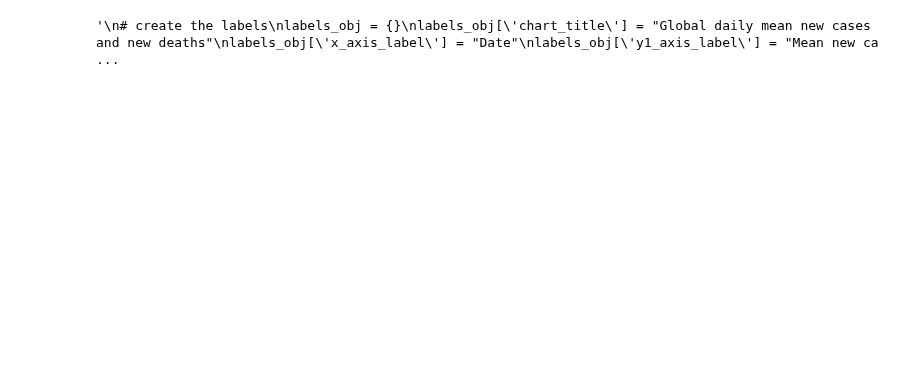
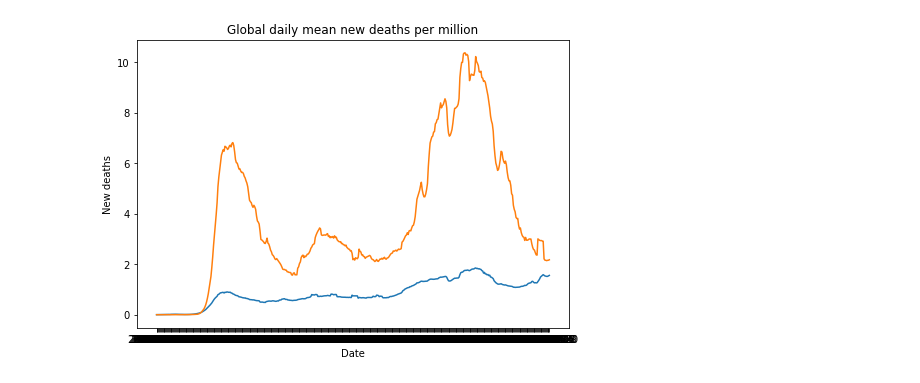
Before and after one commit to Ipgnosis/covid_analysis, a Jupyter notebook: covid-json.ipynb, the cells around one changed output. Saved outputs shown, nothing was run; the diff lists cells and outputs as text; code cells hidden in the pictures; blank space fills up the shorter version.

Commit message:
Plot now working +/-

```diff
--- a/covid-json.ipynb
+++ b/covid-json.ipynb
@@ -64,13 +66,13 @@ Latest data is: 2021-04-20
 #print(fetch_l2_keys(data, key_list))
 
 # for each country, get record numbers and data dates
-#print(get_country_records(data, key_list))
+print(get_country_records(data, key_list))
 
 # get an exhaustive list of dates in the data
 date_list = fetch_date_list(data, key_list)
 
 # define the list of required resources
-res = ['new_cases_per_million', 'new_deaths_per_million']
+res = ['new_cases_smoothed_per_million', 'new_deaths_smoothed_per_million']
 
 # returns a dict with key = date, values = dict of isos
 # the value of each iso key is a list of the required resources
@@ -88,8 +106,8 @@ for day in country_date_data:
     #print(country_date_data[day])
 
     # calculate the wrl_new_ cases/deaths _per_million
-    if country_date_data[day]['WRL'][0]:
-        wrl_new_cases_pm = country_date_data[day]['WRL'][0]
+    if country_date_data[day]['WRL'][1]:
+        wrl_new_cases_pm = country_date_data[day]['WRL'][1]
     else:
         wrl_new_cases_pm = 0
 
@@ -125,4 +143,4 @@ for day in country_date_data:
     }
 
 test_date = '2020-04-01'
-print(date_dict[test_date])
+#print(date_dict[test_date])
@@ -143,41 +182,32 @@ print(date_dict[test_date])
 # %%
 # package up the matplotlib data
-"""
+
 # create the labels
 labels_obj = {}
-labels_obj['chart_title'] = "Global daily mean new cases and new deaths"
+labels_obj['chart_title'] = "Global daily mean new deaths per million"
 labels_obj['x_axis_label'] = "Date"
-labels_obj['y1_axis_label'] = "Mean new cases"
-labels_obj['y2_axis_label'] = "Mean new deaths"
+labels_obj['y_axis_label'] = "New deaths"
+
+#labels_obj['y_axis_label'] = "Mean new cases"
+
 labels_obj['legend_1'] = "New cases"
-labels_obj['legend_2'] = "New deaths"
+#labels_obj['legend_2'] = "New deaths"
 
 
-# reorganize the results
+# package the results
 results_obj = {}
-x_axis = []
-y1_mean = []
-y2_mean = []
-#y1_std = []
-#y2_std = []
-
-for key, value in dates_obj.items():
-    x_axis.append(key)
-    y1_mean.append(value[0])
-    #y1_std.append(value[1])
-    y2_mean.append(value[2])
-    #y2_std.append(value[3])
 
 results_obj['x_axis'] = x_axis
-results_obj['y1_axis'] = y1_mean
-#results_ojb['y1_std'] = y1_std
-results_obj['y2_axis'] = y2_mean
-#results_ojb['y2_std'] = y2_std
+results_obj['y_axis'] = y_axis
+results_obj['y1_axis'] = y1_axis
 
-#print(results[2])
+# pacakge the params
+params_obj = {}
+
+params_obj['axis_settings'] = [min_x, min_y, max_x, max_y]
+
 
 # call matplotlib driver function
-subplot_share_axis(labels_obj, results_obj)
-"""
+line_plot(labels_obj, results_obj, params_obj)
 # %% [output]
-'\n# create the labels\nlabels_obj = {}\nlabels_obj[\'chart_title\'] = "Global daily mean new cases and new deaths"\nlabels_obj[\'x_axis_label\'] = "Date"\nlabels_obj[\'y1_axis_label\'] = "Mean new ca ...
+[figure, added]
```
Also changed, not shown: parts of 6 cells of this notebook, 4 other files.
